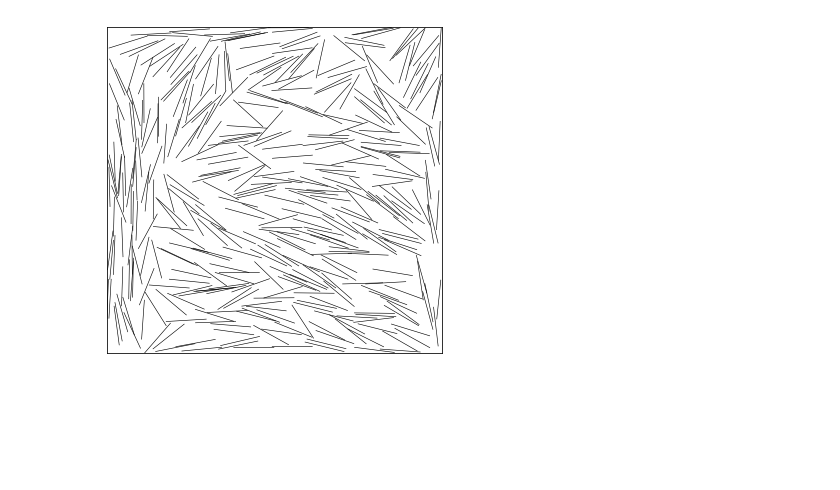
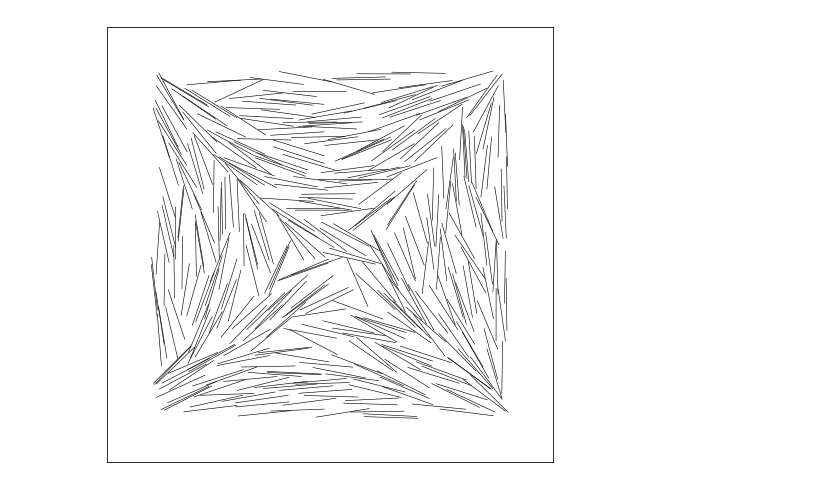
Before and after one commit to m-walters/mcmd, a Jupyter notebook: rodplot.ipynb, the cells around one changed output. Drawn from its saved outputs; the diff is of its cells as text; code cells hidden in the pictures; blank space fills up the shorter version.

```diff
--- a/rodplot.ipynb
+++ b/rodplot.ipynb
@@ -8,30 +8,30 @@ def plotLine(x1,y1,x2,y2):
 # %%
 w = 25.
 h = w
 plt.plot()
 plt.xlim(-w/2,w/2)
 plt.ylim(-h/2,h/2)
 plt.xticks([])
 plt.yticks([])
 
 # Read in data
-fname = "output/edgevar/edge25_"
+fname = "output/test_X"
 # fname = "save/confX/sweep_00085000"
 dfile = open(fname, "r")
 cntSnap = 0
-showSnap = 200
+showSnap = 10
 for line in dfile.readlines():
     if showSnap == cntSnap:
         if line == "\n": break
         l = line.split()
         plotLine(l[5],l[6],l[7],l[8])
     else:
         if line == "\n": cntSnap+=1
         else: continue
 l[4]
-plt.gcf().set_size_inches(6,6)
+plt.gcf().set_size_inches(8,8)
 f = plt.gcf()
 # %% [output]
-[figure, old version]
+[figure, new version]
 # %%
 f.savefig(fname+".eps");
```
Also changed, not shown: 2 other files.
